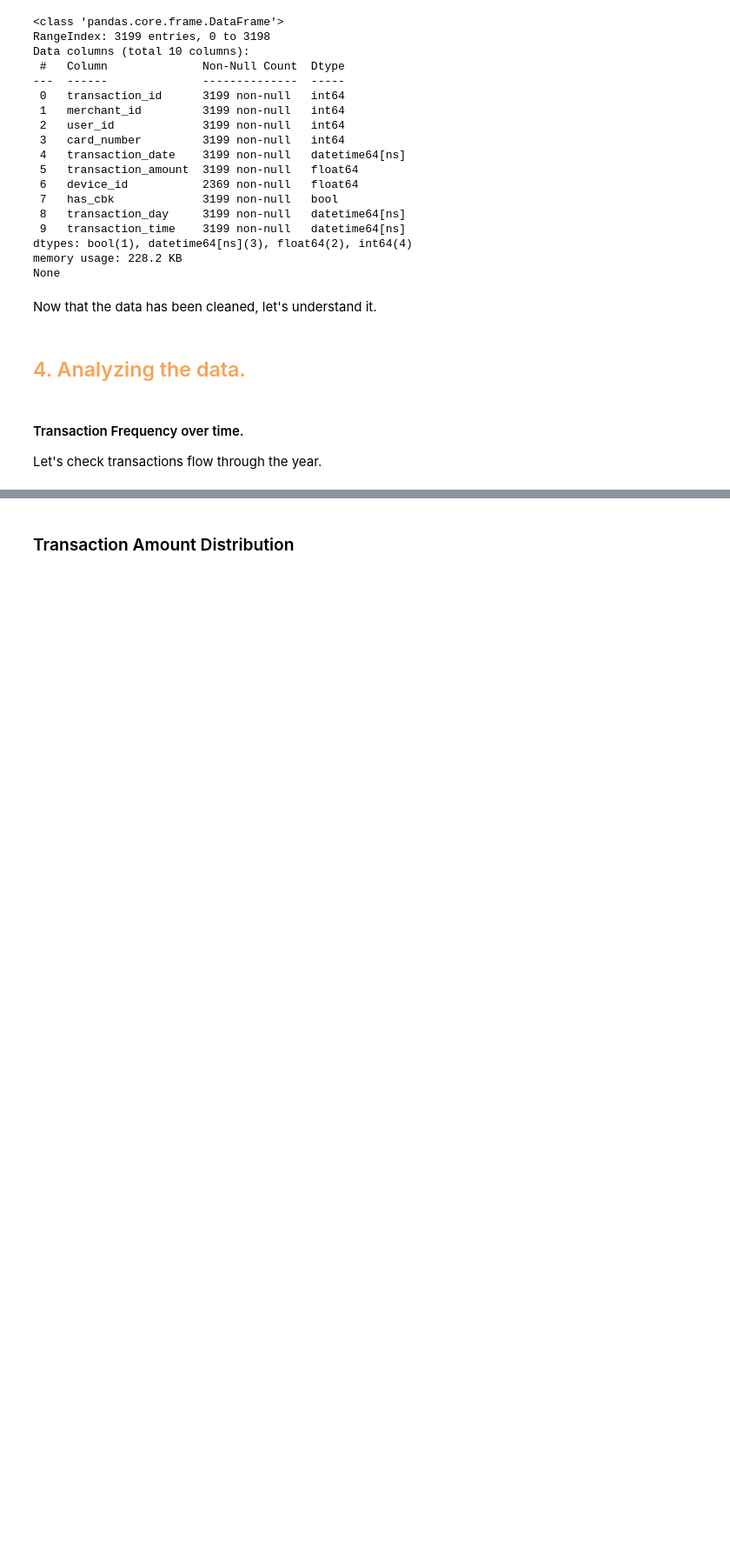
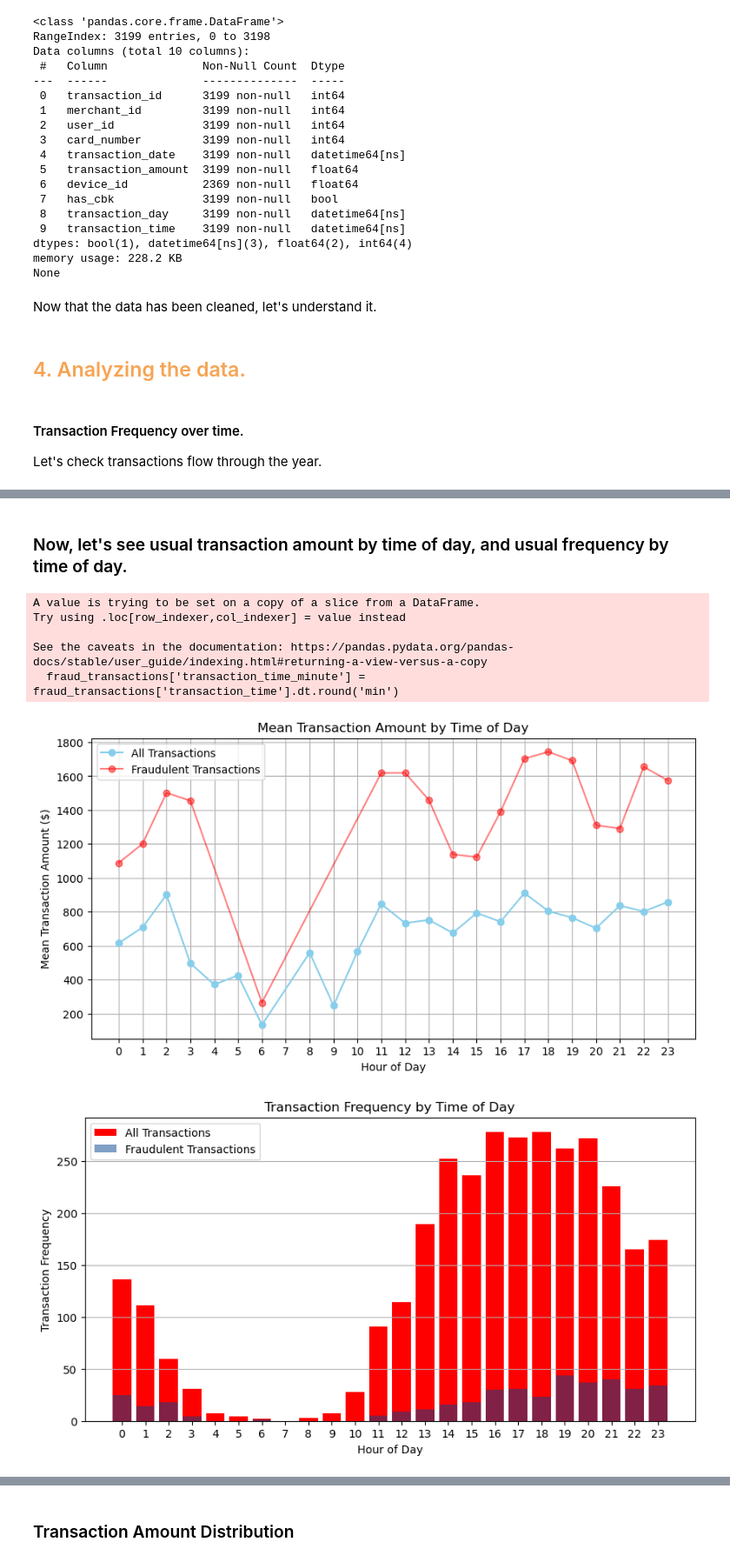
Before and after one commit to ClessonR/CloudWalk_Case, a Jupyter notebook: payment_test.ipynb, the cells around one changed output, grey strips where cells are left out. Shown at 87% size. Drawn from its saved outputs; the diff is of its cells as text; code cells hidden in the pictures; blank space fills up the shorter version.

```diff
--- a/payment_test.ipynb
+++ b/payment_test.ipynb
@@ -215,3 +225,51 @@ plt.show()
+# %% [markdown]
+### Now, let's see usual transaction amount by time of day, and usual frequency by time of day.
+# %%
+
+
+# Round transaction time to the nearest minute
+df['transaction_time_minute'] = df['transaction_time'].dt.round('min')
+fraud_transactions['transaction_time_minute'] = fraud_transactions['transaction_time'].dt.round('min')
+
+# Group by transaction time (hour component) and calculate mean transaction amount and transaction count
+transaction_amount_by_hour = df.groupby(df['transaction_time_minute'].dt.hour)['transaction_amount'].mean()
+transaction_count_by_hour = df.groupby(df['transaction_time_minute'].dt.hour).size()
+
+# Group fraudulent transactions by transaction time (hour component)
+fraud_transaction_amount_by_hour = fraud_transactions.groupby(fraud_transactions['transaction_time_minute'].dt.hour)['transaction_amount'].mean()
+fraud_transaction_count_by_hour = fraud_transactions.groupby(fraud_transactions['transaction_time_minute'].dt.hour).size()
+
+# Plot the mean transaction amount by hour
+plt.figure(figsize=(10, 5))
+plt.plot(transaction_amount_by_hour.index, transaction_amount_by_hour.values, marker='o', color='skyblue', label='All Transactions')
+plt.plot(fraud_transaction_amount_by_hour.index, fraud_transaction_amount_by_hour.values, marker='o', color='red', alpha=0.5, label='Fraudulent Transactions')
+plt.title('Mean Transaction Amount by Time of Day')
+plt.xlabel('Hour of Day')
+plt.ylabel('Mean Transaction Amount ($)')
+plt.xticks(range(24))  # Set x-axis ticks to 0-23 (hours)
+plt.grid(True)
+plt.legend()
+plt.show()
+
+# Plot the transaction frequency by hour
+plt.figure(figsize=(10, 5))
+plt.bar(transaction_count_by_hour.index, transaction_count_by_hour.values, color='red', label='All Transactions')
+plt.bar(fraud_transaction_count_by_hour.index, fraud_transaction_count_by_hour.values, color='#04438C', alpha=0.5, label='Fraudulent Transactions')
+plt.title('Transaction Frequency by Time of Day')
+plt.xlabel('Hour of Day')
+plt.ylabel('Transaction Frequency')
+plt.xticks(range(24))  # Set x-axis ticks to 0-23 (hours)
+plt.grid(axis='y')  # Show grid lines only on y-axis
+plt.legend()
+plt.show()
+# %% [output]
+A value is trying to be set on a copy of a slice from a DataFrame.
+Try using .loc[row_indexer,col_indexer] = value instead
+
+See the caveats in the documentation: https://pandas.pydata.org/pandas-docs/stable/user_guide/indexing.html#returning-a-view-versus-a-copy
+  fraud_transactions['transaction_time_minute'] = fraud_transactions['transaction_time'].dt.round('min')
+[figure, added]
+[figure, added]
 # %% [markdown]
 - The data is in a tight timeframe 2019-11-01 -> 2019-12-01, almost a full month of transactions
 
```
Also changed, not shown: parts of 22 cells of this notebook.
